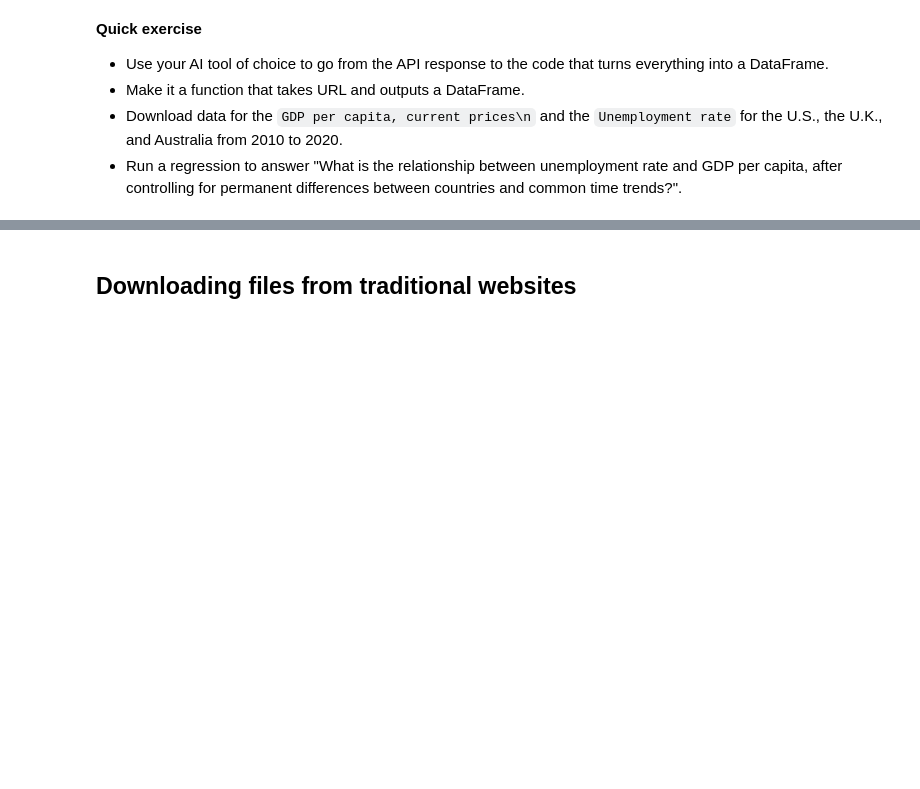
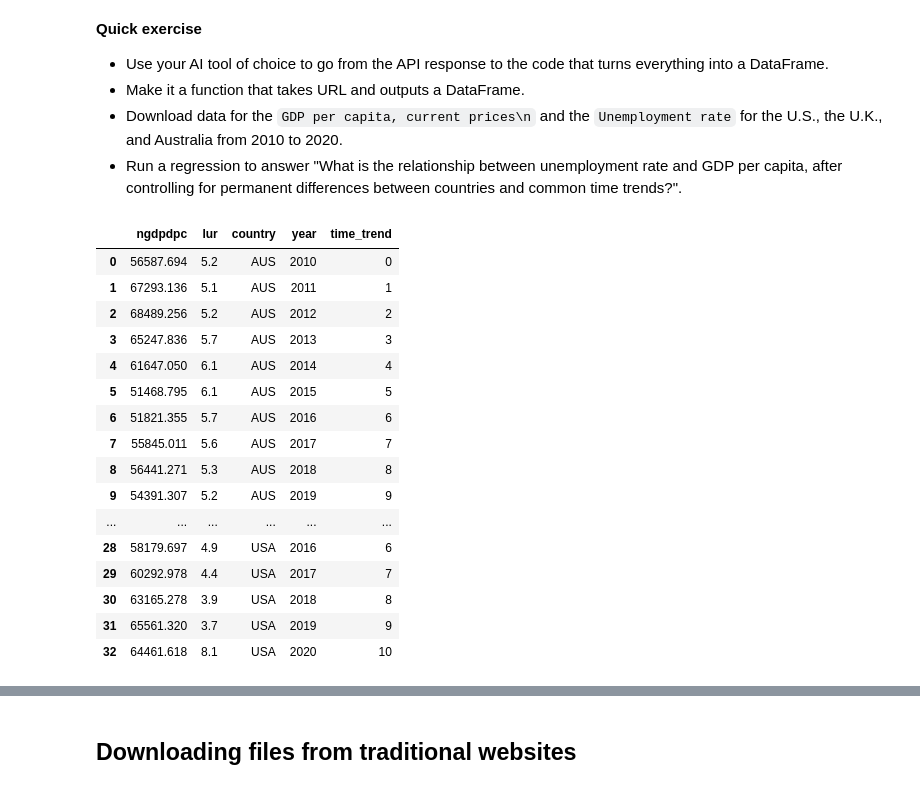
Before and after one commit to Segtanof/pyfin, a Jupyter notebook: 09_Scraping.ipynb, the cells around one changed output, grey strips where cells are left out. Drawn from its saved outputs; the diff is of its cells as text; code cells hidden in the pictures; blank space fills up the shorter version.

```diff
--- a/09_Scraping.ipynb
+++ b/09_Scraping.ipynb
@@ -133,3 +203,63 @@ Best practices:
 - Make it a function that takes URL and outputs a DataFrame.
 - Download data for the `GDP per capita, current prices\n` and the `Unemployment rate` for the U.S., the U.K., and Australia from 2010 to 2020.
 - Run a regression to answer "What is the relationship between unemployment rate and GDP per capita, after controlling for permanent differences between countries and common time trends?".
+# %%
+def url_to_dataframe(url):
+    """
+    Fetch JSON data from a URL and convert to DataFrame
+
+    Args:
+        url (str): URL containing JSON data
+
+    Returns:
+        pd.DataFrame: Converted DataFrame from multiple columns
+    """
+    # Fetch data from URL
+    response = requests.get(url)
+    data = response.json()
+
+    # Prepare flat data for multiple columns
+    columns = ['NGDP_RPCH', 'NGDPDPC', 'LUR']
+    flat_data = {}
+
+    for column in columns:
+        column_data = data['values'].get(column, {})
+        for country, years in column_data.items():
+            for year, value in years.items():
+                key = f"{country}_{year}"
+                if key not in flat_data:
+                    flat_data[key] = {}
+                flat_data[key][column] = value
+
+    # Convert to DataFrame
+    df = pd.DataFrame.from_dict(flat_data, orient='index')
+    df.index = df.index.str.split('_')
+    df[['Country', 'Year']] = pd.DataFrame(df.index.tolist(), index=df.index)
+    df.columns=df.columns.str.lower()
+    df = df.reset_index(drop=True)
+
+    return df
+# %%
+regdata = url_to_dataframe("https://www.imf.org/external/datamapper/api/v1/NGDPDPC/LUR/USA/GBR/AUS?periods=2010,2011,2012,2013,2014,2015,2016,2017,2018,2019,2020")
+# %%
+regdata["year"] = regdata["year"].astype(int)
+regdata['time_trend'] = regdata['year'] - regdata['year'].min()
+regdata
+# %% [output]
+|  | ngdpdpc | lur | country | year | time_trend |
+| 0 | 56587.694 | 5.2 | AUS | 2010 | 0 |
+| 1 | 67293.136 | 5.1 | AUS | 2011 | 1 |
+| 2 | 68489.256 | 5.2 | AUS | 2012 | 2 |
+| 3 | 65247.836 | 5.7 | AUS | 2013 | 3 |
+| 4 | 61647.050 | 6.1 | AUS | 2014 | 4 |
+| 5 | 51468.795 | 6.1 | AUS | 2015 | 5 |
+| 6 | 51821.355 | 5.7 | AUS | 2016 | 6 |
+| 7 | 55845.011 | 5.6 | AUS | 2017 | 7 |
+| 8 | 56441.271 | 5.3 | AUS | 2018 | 8 |
+| 9 | 54391.307 | 5.2 | AUS | 2019 | 9 |
+| ... | ... | ... | ... | ... | ... |
+| 28 | 58179.697 | 4.9 | USA | 2016 | 6 |
+| 29 | 60292.978 | 4.4 | USA | 2017 | 7 |
+| 30 | 63165.278 | 3.9 | USA | 2018 | 8 |
+| 31 | 65561.320 | 3.7 | USA | 2019 | 9 |
+| 32 | 64461.618 | 8.1 | USA | 2020 | 10 |
```
Also changed, not shown: parts of 31 cells of this notebook, 2 other files.
